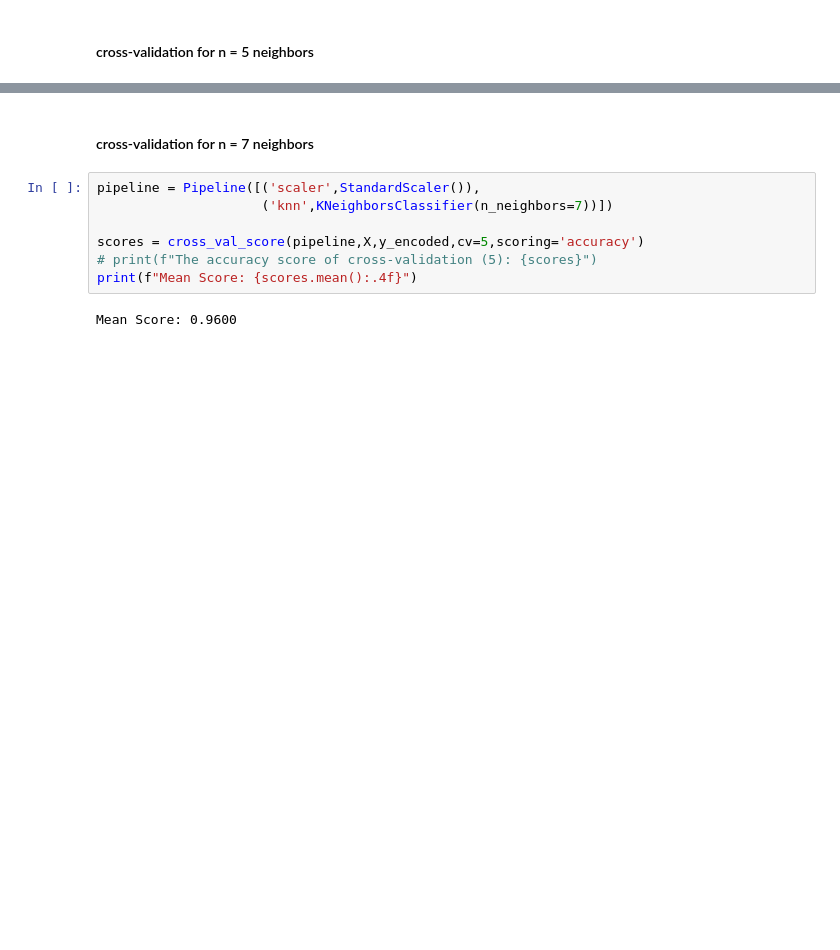
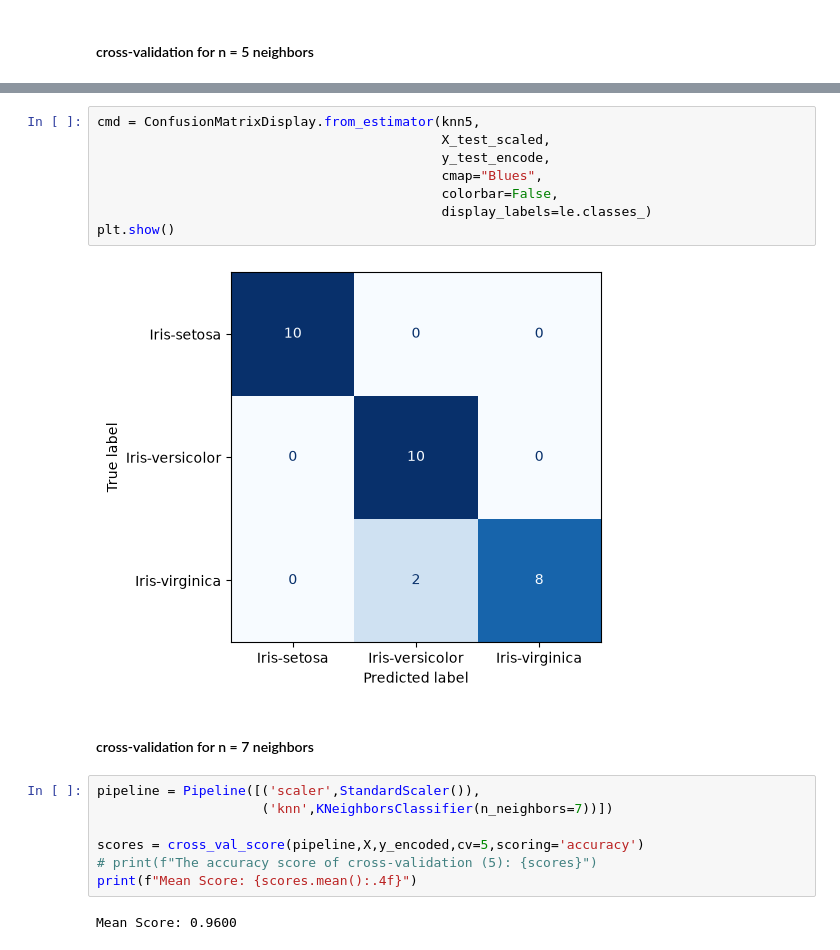
Before and after one commit to izaynn/ml-projects, a Jupyter notebook: iris-species-classifier/main.ipynb, the cells around one changed output, grey strips where cells are left out. Drawn from its saved outputs; the diff is of its cells as text; blank space fills up the shorter version.

```diff
--- a/iris-species-classifier/main.ipynb
+++ b/iris-species-classifier/main.ipynb
@@ -240,3 +293,13 @@ classification_report(y_true=y_test_encode,y_pred=y_pred5)
+# %%
+cmd = ConfusionMatrixDisplay.from_estimator(knn5,
+                                            X_test_scaled,
+                                            y_test_encode,
+                                            cmap="Blues",
+                                            colorbar=False,
+                                            display_labels=le.classes_)
+plt.show()
+# %% [output]
+[figure, added]
 # %% [markdown]
 #### cross-validation for n = 7 neighbors
 # %%
```
Also changed, not shown: parts of 33 cells of this notebook.
